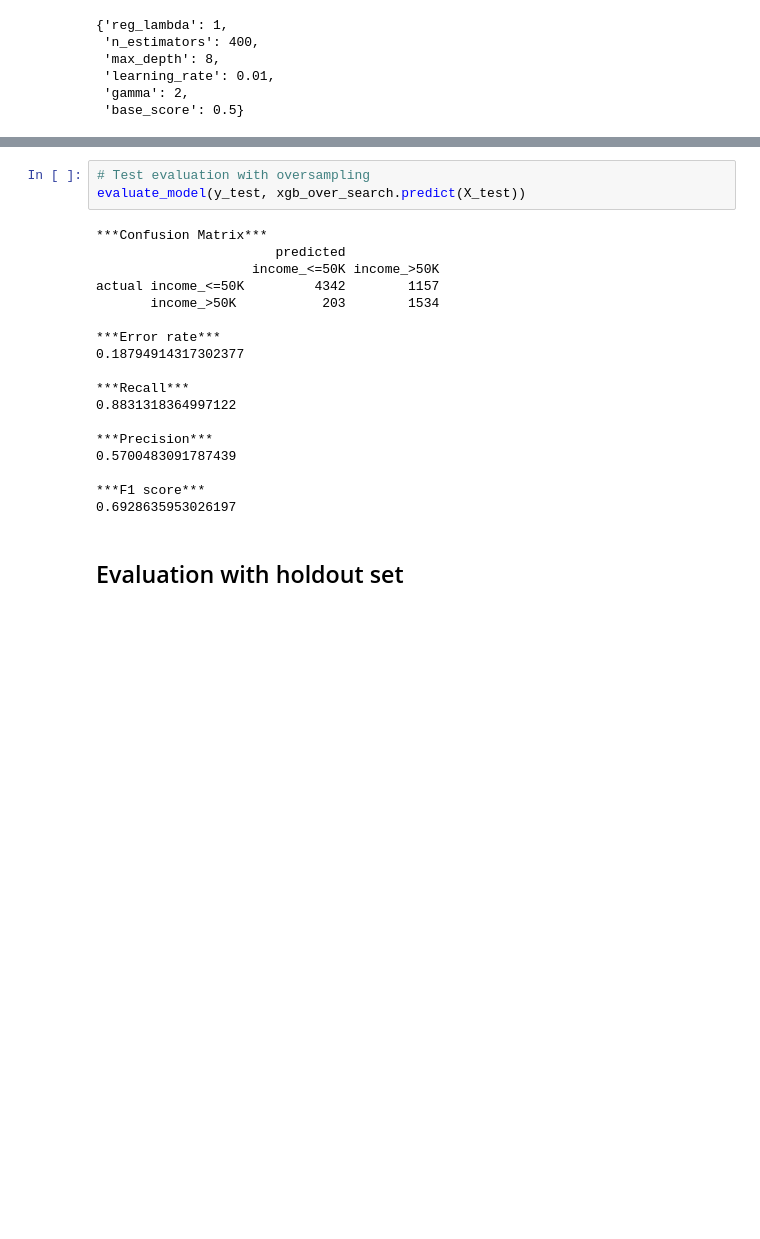
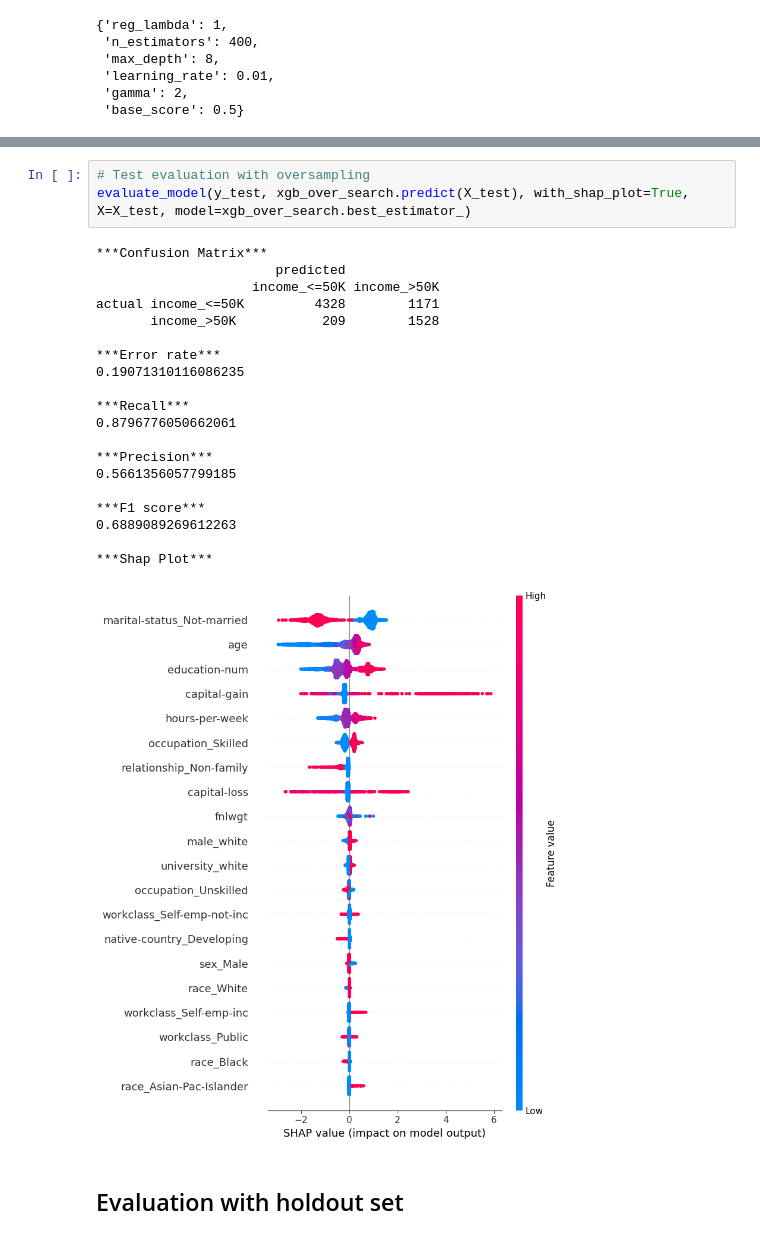
Before and after one commit to jonathanykwong/annual-income, a Jupyter notebook: annual-income.ipynb, the cells around one changed output, grey strips where cells are left out. Cells and saved outputs as stored; diff of their text form; blank space fills up the shorter version.

```diff
--- a/annual-income.ipynb
+++ b/annual-income.ipynb
@@ -1306,24 +1279,27 @@ actual income_<=50K        17573        4197
 # %%
 # Test evaluation with oversampling
-evaluate_model(y_test, xgb_over_search.predict(X_test))
+evaluate_model(y_test, xgb_over_search.predict(X_test), with_shap_plot=True, X=X_test, model=xgb_over_search.best_estimator_)
 # %% [output]
 ***Confusion Matrix***
                        predicted
                     income_<=50K income_>50K
-actual income_<=50K         4342        1157
-       income_>50K           203        1534
+actual income_<=50K         4328        1171
+       income_>50K           209        1528
 
 ***Error rate***
-0.18794914317302377
+0.19071310116086235
 
 ***Recall***
-0.8831318364997122
+0.8796776050662061
 
 ***Precision***
-0.5700483091787439
+0.5661356057799185
 
 ***F1 score***
-0.6928635953026197
+0.6889089269612263
+
+***Shap Plot***
+[figure, added]
 # %% [markdown]
 ## Evaluation with holdout set
 # %% [markdown]
```
Also changed, not shown: parts of 27 cells of this notebook.
